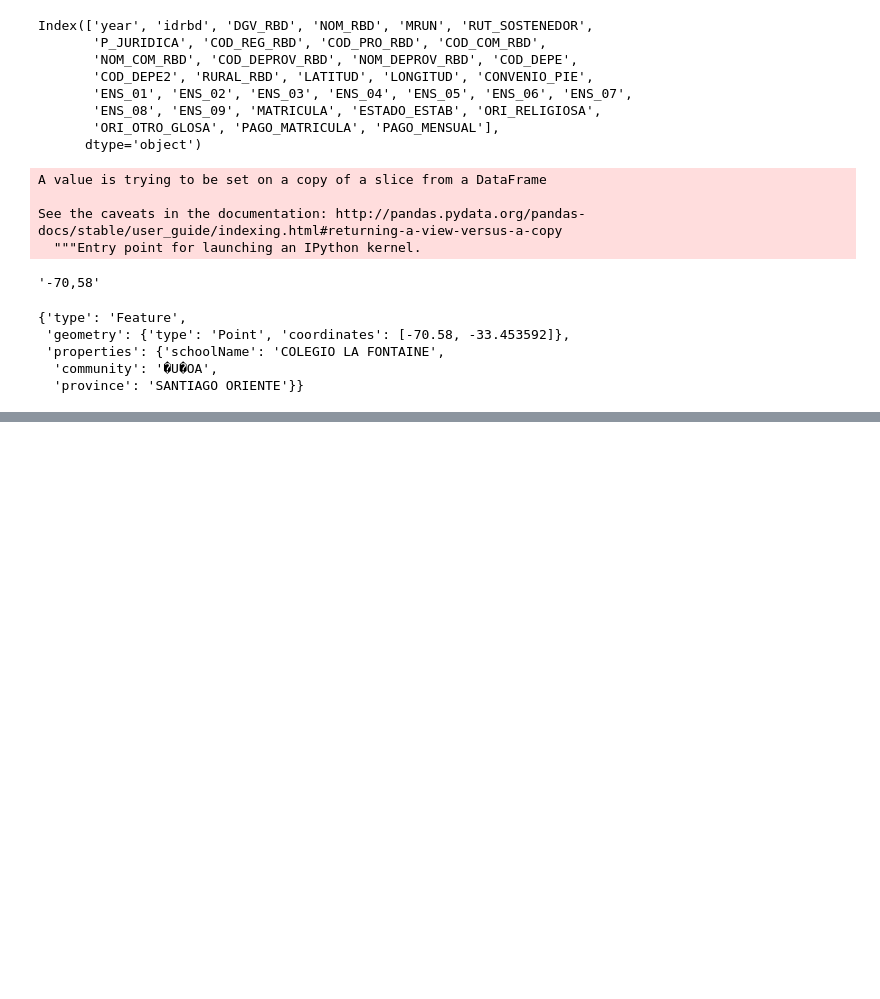
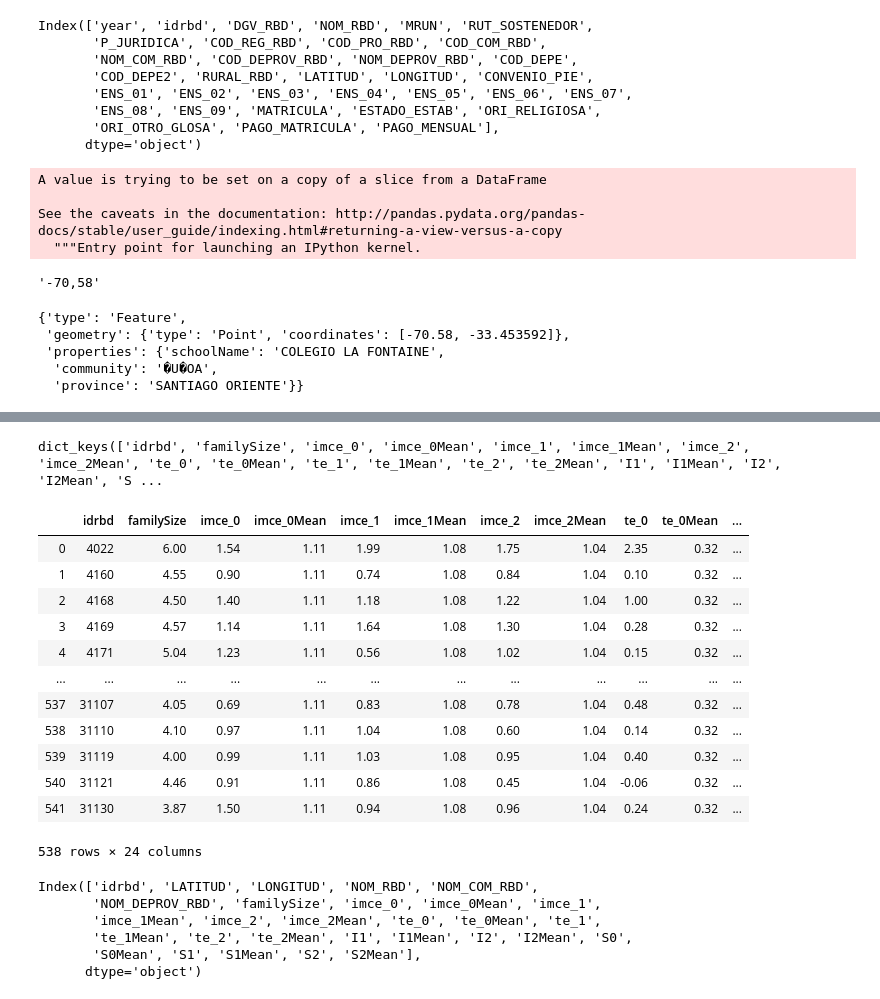
Before and after one commit to juancaros/junaeb, a Jupyter notebook: Intro.ipynb, the cells around one changed output, grey strips where cells are left out. Saved outputs shown, nothing was run; the diff lists cells and outputs as text; code cells hidden in the pictures; blank space fills up the shorter version.

```diff
--- a/Intro.ipynb
+++ b/Intro.ipynb
@@ -188,0 +237,10 @@ with open('./data/viz/geoOutput.json', 'w') as outfile:
+# %%
+# calculate percent of people employed
+i = 0
+mn2017['employedMom'] = 0
+while i < len(mn2017['ocu_madre_0']):
+    if mn2017['ocu_madre_0'][i] == 'no sabe / no aplica' or mn2017['ocu_madre_0'][i] == 'estudiante':
+        mn2017['employedMom'][i] = 0
+    else:
+        mn2017['employedMom'][i] = 1
+    i = i+1
@@ -188,0 +287,9 @@ with open('./data/viz/geoOutput.json', 'w') as outfile:
+# %%
+variablesToMean = ['imce_0', 'imce_1', 'imce_2', 'te_0', 'te_1', 'te_2', 'I1', 'I2', 'S0', 'S1', 'S2']
+
+for var in variablesToMean:
+    mn2017[var + 'Mean'] = mn2017[var].mean()
+
+mn2017.rename(columns= {"rbd_0": "idrbd"}, inplace=True)
+# %%
+mnBySchool = mn2017.groupby(by='idrbd', sort=True)
@@ -188,0 +382,45 @@ with open('./data/viz/geoOutput.json', 'w') as outfile:
+# %%
+dataBySchool = {
+    'idrbd': list(mnBySchool.mean().index),
+    'familySize': list(mnBySchool['n_personas_0'].mean().round(2))
+}
+
+i = 0
+while i < len(variablesToMean):
+    dataBySchool[variablesToMean[i]] = list(mnBySchool[variablesToMean[i]].mean().round(2))
+    dataBySchool[variablesToMean[i] + 'Mean'] = mn2017[variablesToMean[i]].mean().round(2)
+    i = i+1
+
+print(dataBySchool.keys())
+# %% [output]
+dict_keys(['idrbd', 'familySize', 'imce_0', 'imce_0Mean', 'imce_1', 'imce_1Mean', 'imce_2', 'imce_2Mean', 'te_0', 'te_0Mean', 'te_1', 'te_1Mean', 'te_2', 'te_2Mean', 'I1', 'I1Mean', 'I2', 'I2Mean', 'S ...
+# %%
+bySchoolDf = pd.DataFrame(dataBySchool)
+
+bySchoolDf.dropna(inplace=True)
+bySchoolDf
+# %% [output]
+|  | idrbd | familySize | imce_0 | imce_0Mean | imce_1 | imce_1Mean | imce_2 | imce_2Mean | te_0 | te_0Mean | ... |
+| 0 | 4022 | 6.00 | 1.54 | 1.11 | 1.99 | 1.08 | 1.75 | 1.04 | 2.35 | 0.32 | ... |
+| 1 | 4160 | 4.55 | 0.90 | 1.11 | 0.74 | 1.08 | 0.84 | 1.04 | 0.10 | 0.32 | ... |
+| 2 | 4168 | 4.50 | 1.40 | 1.11 | 1.18 | 1.08 | 1.22 | 1.04 | 1.00 | 0.32 | ... |
+| 3 | 4169 | 4.57 | 1.14 | 1.11 | 1.64 | 1.08 | 1.30 | 1.04 | 0.28 | 0.32 | ... |
+| 4 | 4171 | 5.04 | 1.23 | 1.11 | 0.56 | 1.08 | 1.02 | 1.04 | 0.15 | 0.32 | ... |
+| ... | ... | ... | ... | ... | ... | ... | ... | ... | ... | ... | ... |
+| 537 | 31107 | 4.05 | 0.69 | 1.11 | 0.83 | 1.08 | 0.78 | 1.04 | 0.48 | 0.32 | ... |
+| 538 | 31110 | 4.10 | 0.97 | 1.11 | 1.04 | 1.08 | 0.60 | 1.04 | 0.14 | 0.32 | ... |
+| 539 | 31119 | 4.00 | 0.99 | 1.11 | 1.03 | 1.08 | 0.95 | 1.04 | 0.40 | 0.32 | ... |
+| 540 | 31121 | 4.46 | 0.91 | 1.11 | 0.86 | 1.08 | 0.45 | 1.04 | -0.06 | 0.32 | ... |
+| 541 | 31130 | 3.87 | 1.50 | 1.11 | 0.94 | 1.08 | 0.96 | 1.04 | 0.24 | 0.32 | ... |
+538 rows × 24 columns
+# %%
+mn2017Geo = mergedGeoSubset.merge(bySchoolDf, how='inner', on='idrbd')
+
+mn2017Geo.columns
+# %% [output]
+Index(['idrbd', 'LATITUD', 'LONGITUD', 'NOM_RBD', 'NOM_COM_RBD',
+       'NOM_DEPROV_RBD', 'familySize', 'imce_0', 'imce_0Mean', 'imce_1',
+       'imce_1Mean', 'imce_2', 'imce_2Mean', 'te_0', 'te_0Mean', 'te_1',
+       'te_1Mean', 'te_2', 'te_2Mean', 'I1', 'I1Mean', 'I2', 'I2Mean', 'S0',
+       'S0Mean', 'S1', 'S1Mean', 'S2', 'S2Mean'],
+      dtype='object')
```
Also changed, not shown: parts of 18 cells of this notebook, 5 other files.
